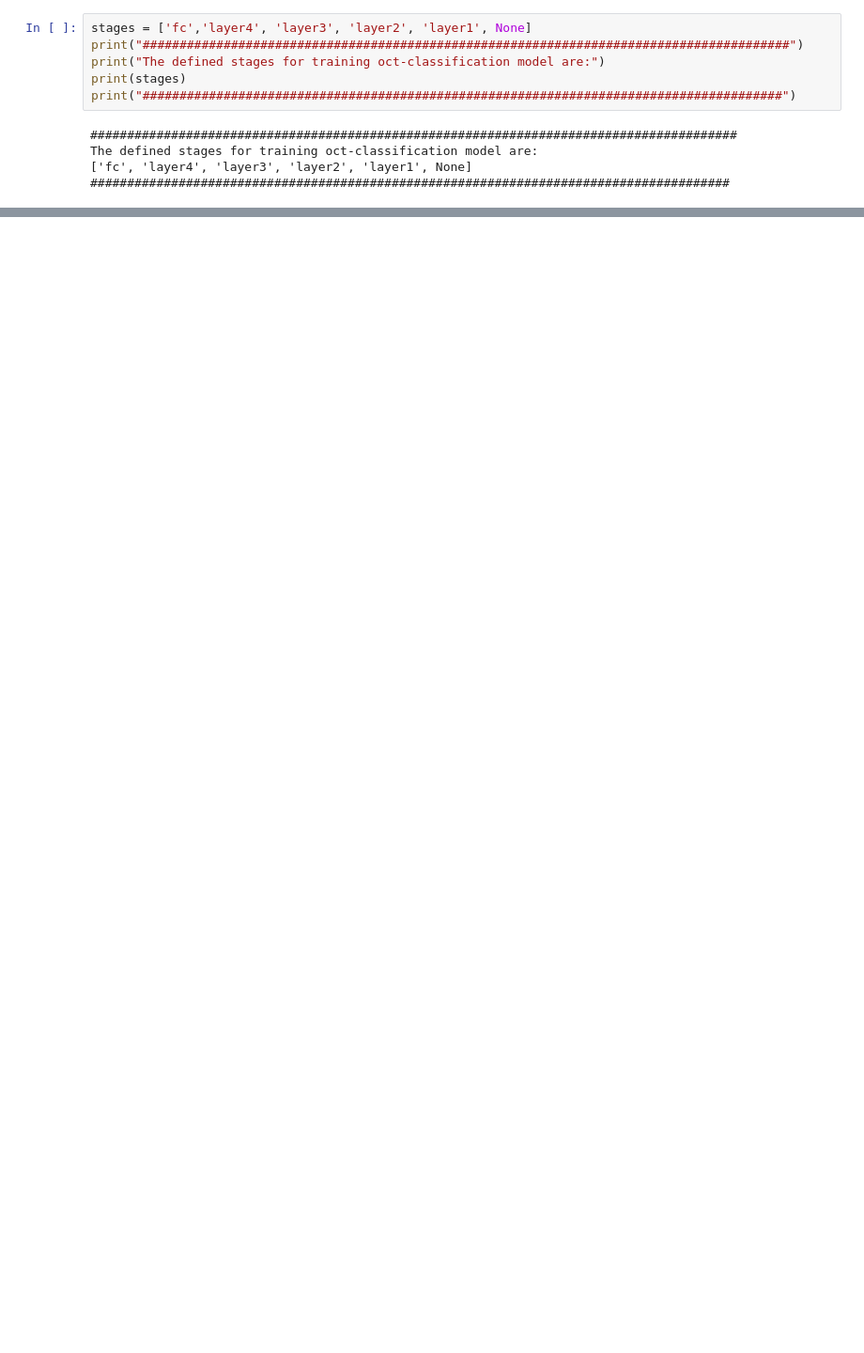
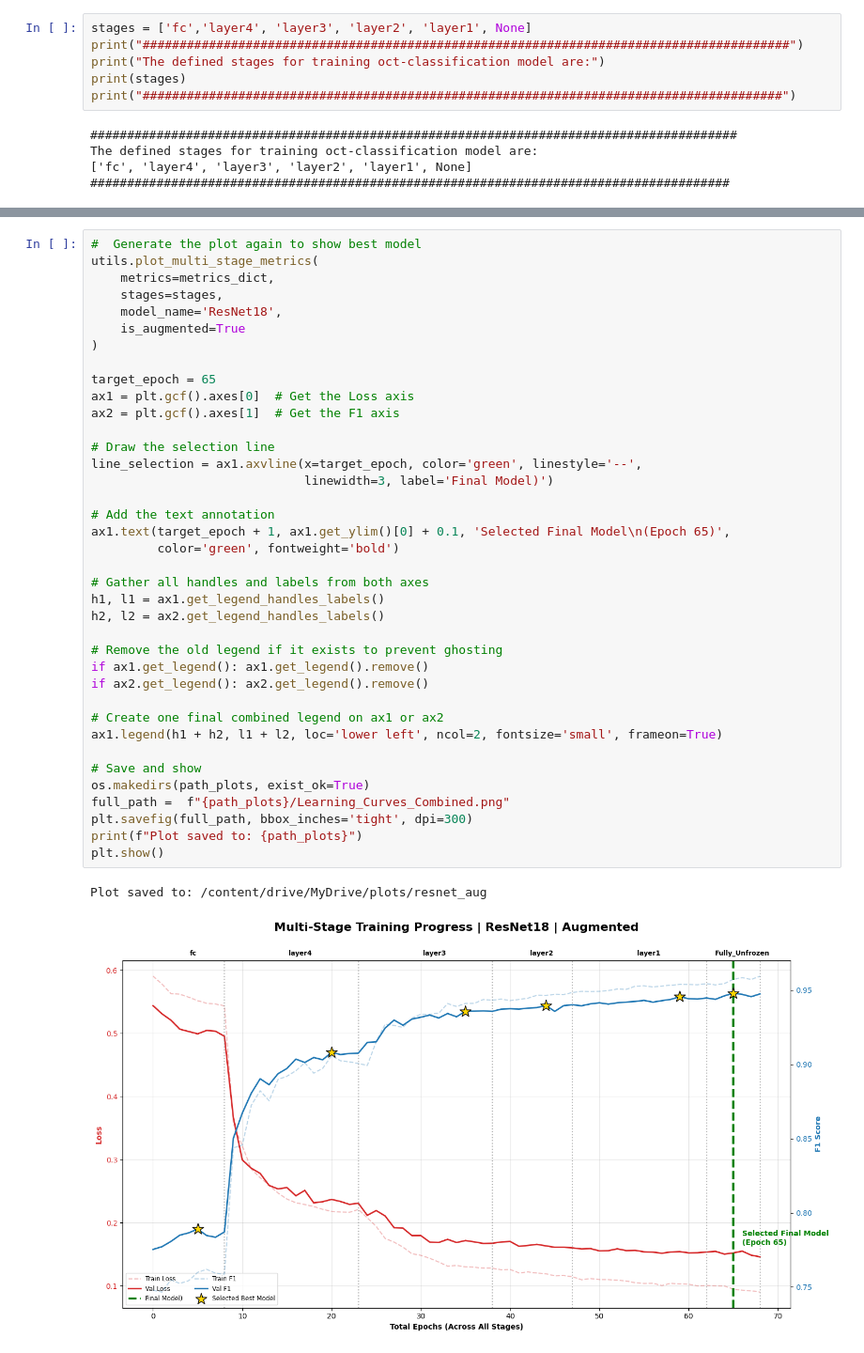
Before and after one commit to ManosGitProject/oct_retinal_classification_hackathon_v1, a Jupyter notebook: 02b_Train_ResNet18_Augmented.ipynb, the cells around one changed output, grey strips where cells are left out. Shown at 94% size. Saved outputs shown, nothing was run; the diff lists cells and outputs as text; blank space fills up the shorter version.

```diff
--- a/02b_Train_ResNet18_Augmented.ipynb
+++ b/02b_Train_ResNet18_Augmented.ipynb
@@ -562,0 +562,41 @@ plt.show()
+# %%
+#  Generate the plot again to show best model
+utils.plot_multi_stage_metrics(
+    metrics=metrics_dict,
+    stages=stages,
+    model_name='ResNet18',
+    is_augmented=True
+)
+
+target_epoch = 65
+ax1 = plt.gcf().axes[0]  # Get the Loss axis
+ax2 = plt.gcf().axes[1]  # Get the F1 axis
+
+# Draw the selection line
+line_selection = ax1.axvline(x=target_epoch, color='green', linestyle='--',
+                             linewidth=3, label='Final Model)')
+
+# Add the text annotation
+ax1.text(target_epoch + 1, ax1.get_ylim()[0] + 0.1, 'Selected Final Model\n(Epoch 65)',
+         color='green', fontweight='bold')
+
+# Gather all handles and labels from both axes
+h1, l1 = ax1.get_legend_handles_labels()
+h2, l2 = ax2.get_legend_handles_labels()
+
+# Remove the old legend if it exists to prevent ghosting
+if ax1.get_legend(): ax1.get_legend().remove()
+if ax2.get_legend(): ax2.get_legend().remove()
+
+# Create one final combined legend on ax1 or ax2
+ax1.legend(h1 + h2, l1 + l2, loc='lower left', ncol=2, fontsize='small', frameon=True)
+
+# Save and show
+os.makedirs(path_plots, exist_ok=True)
+full_path =  f"{path_plots}/Learning_Curves_Combined.png"
+plt.savefig(full_path, bbox_inches='tight', dpi=300)
+print(f"Plot saved to: {path_plots}")
+plt.show()
+# %% [output]
+Plot saved to: /content/drive/MyDrive/plots/resnet_aug
+[figure, added]
```
Also changed, not shown: parts of 19 cells of this notebook.
